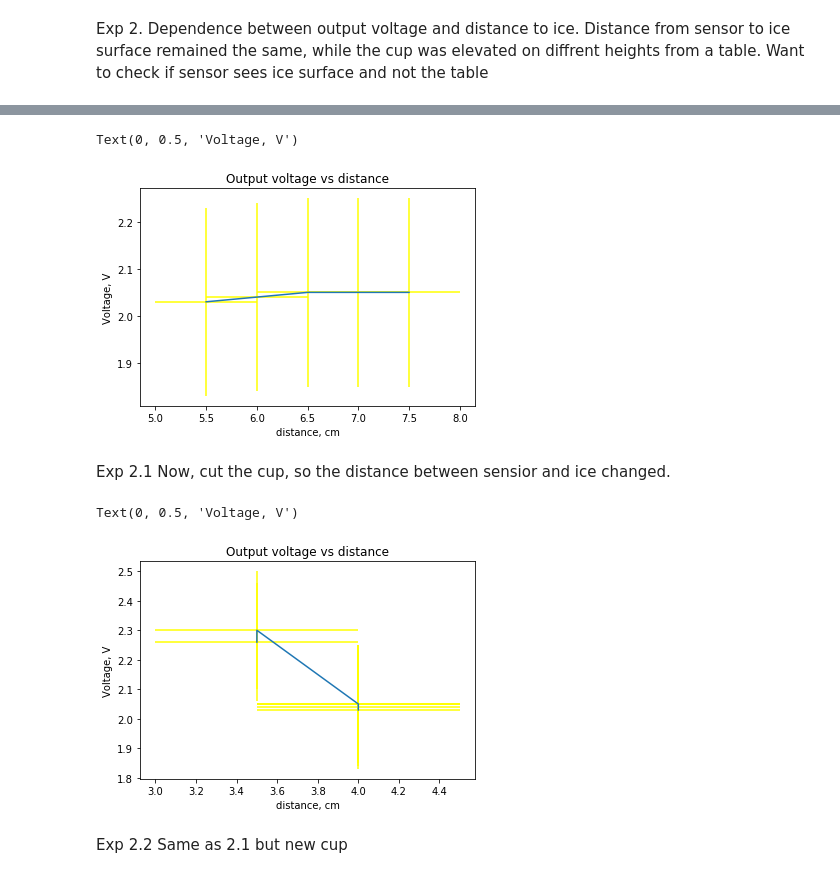
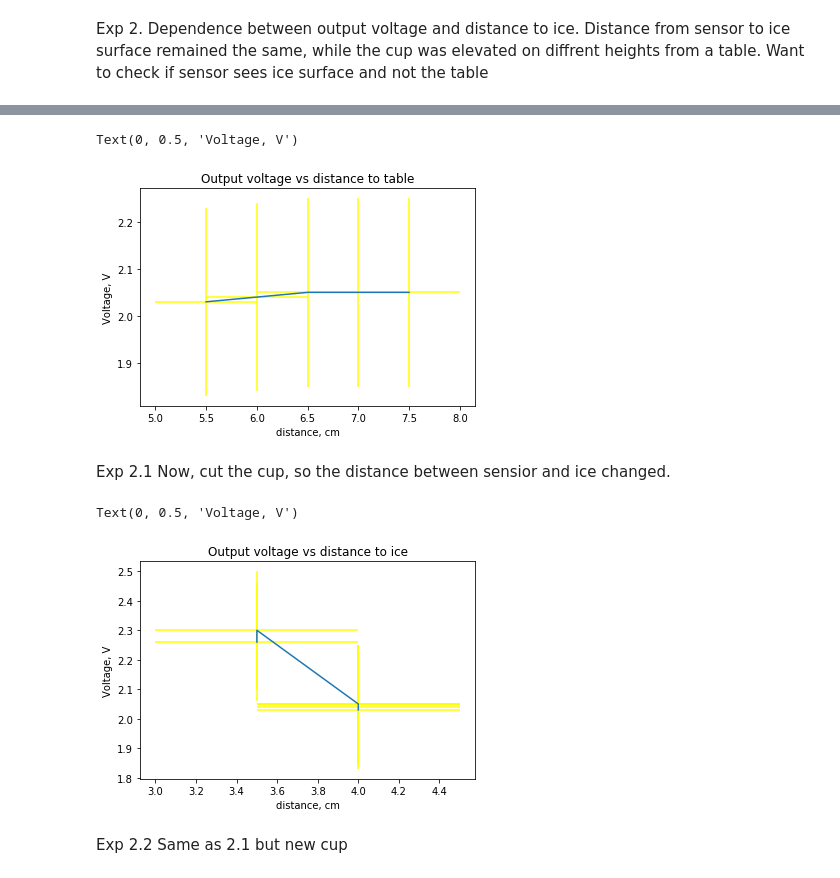
Before and after one commit to alisanozdrina/lightSensor, a Jupyter notebook: lightSensor.ipynb, the cells around one changed output, grey strips where cells are left out. Cells and saved outputs as stored; diff of their text form; code cells hidden in the pictures.

```diff
--- a/lightSensor.ipynb
+++ b/lightSensor.ipynb
@@ -46,26 +46,26 @@ Exp 2. Dependence between output voltage and distance to ice. Distance from sens
 # %%
 distance_to_ice = np.array([4,4,4,4,4])
 distance_to_table = np.array([5.5,6,6.5,7,7.5])
 Voltage = np.array([2.03,2.04,2.05,2.05,2.05])
 plt.errorbar(distance_to_table, Voltage,0.2,0.5,ecolor='yellow') #x, y, yerr=None, xerr=None
-plt.title('Output voltage vs distance')
+plt.title('Output voltage vs distance to table')
 plt.xlabel('distance, cm')
 plt.ylabel('Voltage, V')
 # %% [output]
 Text(0, 0.5, 'Voltage, V')
-[figure, old version]
+[figure, new version]
 # %% [markdown]
 Exp 2.1 Now, cut the cup, so the distance between sensior and ice changed.
 # %%
 distance_to_ice = np.array([4,4,4,4,4,3.5,3.5])
 Voltage = np.array([2.03,2.04,2.05,2.05,2.05,2.3,2.26])
 plt.errorbar(distance_to_ice, Voltage,0.2,0.5,ecolor='yellow') #x, y, yerr=None, xerr=None
-plt.title('Output voltage vs distance')
+plt.title('Output voltage vs distance to ice')
 plt.xlabel('distance, cm')
 plt.ylabel('Voltage, V')
 # %% [output]
 Text(0, 0.5, 'Voltage, V')
-[figure, old version]
+[figure, new version]
 # %% [markdown]
 Exp 2.2 Same as 2.1 but new cup
 # %%
```
Also changed, not shown: parts of 1 cell of this notebook.
